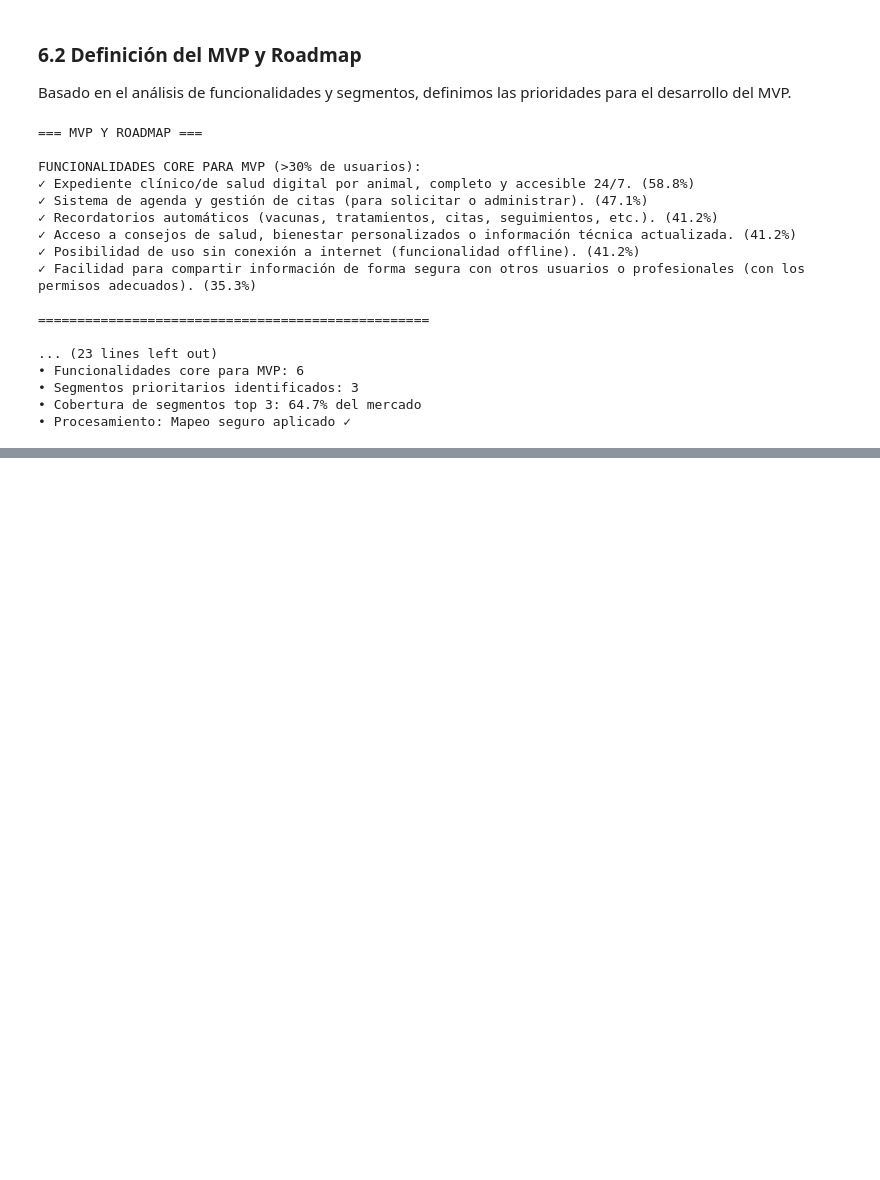
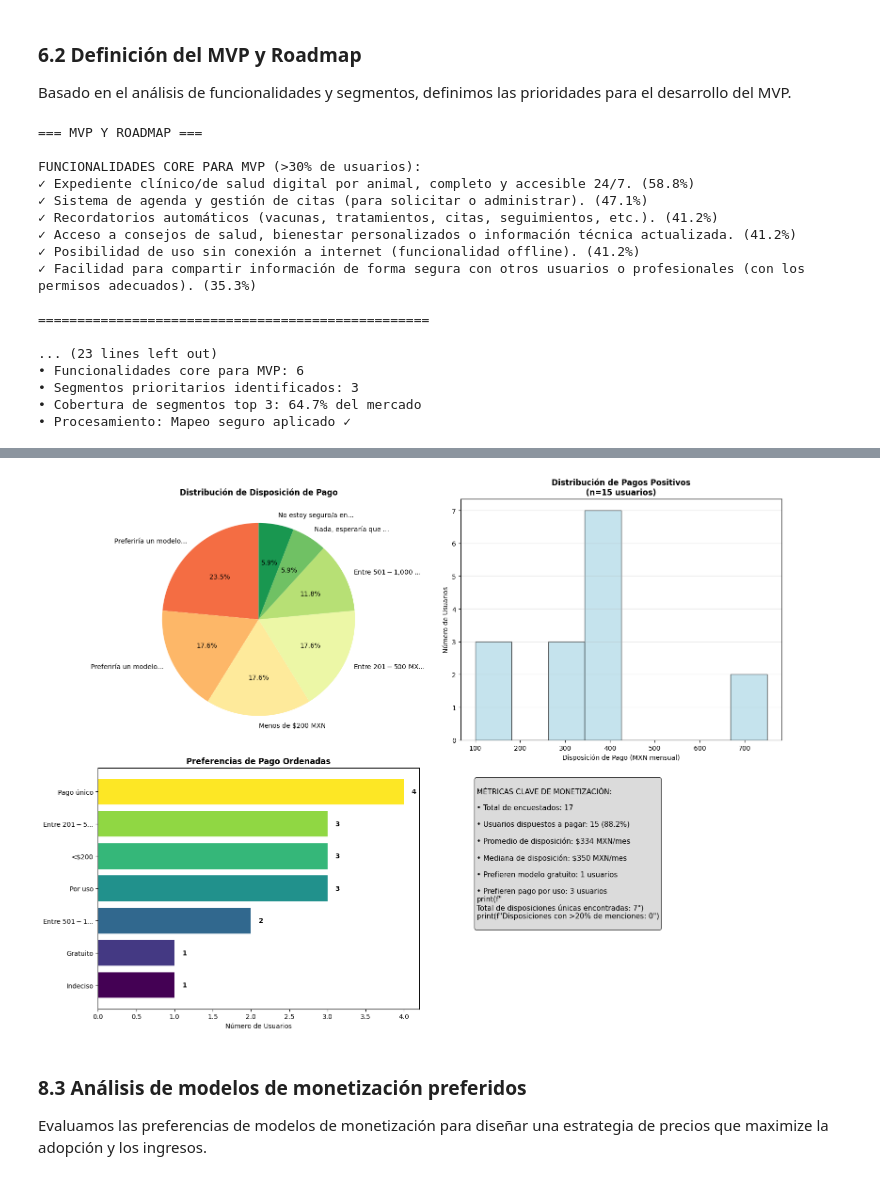
Before and after one commit to betooxx-dev/md-vetzoone, a Jupyter notebook: notebook_main.ipynb, the cells around one changed output, grey strips where cells are left out. Saved outputs shown, nothing was run; the diff lists cells and outputs as text; code cells hidden in the pictures; blank space fills up the shorter version.

```diff
--- a/notebook_main.ipynb
+++ b/notebook_main.ipynb
@@ -879,0 +1382,78 @@ FUNCIONALIDADES CORE PARA MVP (>30% de usuarios):
+# %%
+fig, ((ax1, ax2), (ax3, ax4)) = plt.subplots(2, 2, figsize=(16, 12))
+
+colors1 = plt.cm.RdYlGn(np.linspace(0.2, 0.9, len(disposicion_counts)))
+wedges, texts, autotexts = ax1.pie(disposicion_counts.values,
+                                   labels=[label[:20] + '...' if len(label) > 20 else label for label in disposicion_counts.index],
+                                   autopct='%1.1f%%', colors=colors1, startangle=90)
+ax1.set_title('Distribución de Disposición de Pago', fontweight='bold', fontsize=12)
+
+valores_positivos = df[df['disposicion_pago_valor'] > 0]['disposicion_pago_valor']
+ax2.hist(valores_positivos, bins=8, alpha=0.7, color='lightblue', edgecolor='black')
+ax2.set_xlabel('Disposición de Pago (MXN mensual)')
+ax2.set_ylabel('Número de Usuarios')
+ax2.set_title(f'Distribución de Pagos Positivos\n(n={len(valores_positivos)} usuarios)', fontweight='bold')
+ax2.grid(axis='y', alpha=0.3)
+
+disposicion_ordenada = disposicion_counts.sort_values(ascending=True)
+colors3 = plt.cm.viridis(np.linspace(0, 1, len(disposicion_ordenada)))
+bars = ax3.barh(range(len(disposicion_ordenada)), disposicion_ordenada.values, color=colors3)
+
+labels_cortas = []
+for label in disposicion_ordenada.index:
+    if "Nada" in label:
+        labels_cortas.append("Gratuito")
+    elif "Menos de" in label:
+        labels_cortas.append("<$200")
+    elif "201 - 500" in label:
+        labels_cortas.append("$201-500")
+    elif "501 - 1,000" in label:
+        labels_cortas.append("$501-1,000")
+    elif "pago por uso" in label:
+        labels_cortas.append("Por uso")
+    elif "pago único" in label:
+        labels_cortas.append("Pago único")
+    elif "No estoy seguro" in label:
+        labels_cortas.append("Indeciso")
+    else:
+        labels_cortas.append(label[:15] + '...')
+
+ax3.set_yticks(range(len(disposicion_ordenada)))
+ax3.set_yticklabels(labels_cortas)
+ax3.set_xlabel('Número de Usuarios')
+ax3.set_title('Preferencias de Pago Ordenadas', fontweight='bold')
+
+for i, (bar, valor) in enumerate(zip(bars, disposicion_ordenada.values)):
+    ax3.text(bar.get_width() + 0.1, bar.get_y() + bar.get_height()/2,
+             str(valor), ha='left', va='center', fontweight='bold')
+
+ax4.axis('off')
+metricas_text = f"""
+MÉTRICAS CLAVE DE MONETIZACIÓN:
+
+• Total de encuestados: {len(df)}
+
+• Usuarios dispuestos a pagar: {usuarios_dispuestos_pagar} ({pct_dispuestos_pagar:.1f}%)
+
+• Promedio de disposición: ${promedio_disposicion:.0f} MXN/mes
+
+• Mediana de disposición: ${mediana_disposicion:.0f} MXN/mes
+
+• Prefieren modelo gratuito: {disposicion_counts.get('Nada, esperaría que fuera gratuita o un valor agregado de otro servicio que ya utilizo.', 0)} usuarios
+
+• Prefieren pago por uso: {disposicion_counts.get('Preferiría un modelo de pago por uso o por servicio específico, no una suscripción mensual.', 0)} usuarios
+print(f"\nTotal de disposiciones únicas encontradas: {len(disposicion_counts)}")
+print(f"Disposiciones con >20% de menciones: {len(disposicion_counts[disposicion_counts > 20])}")
+"""
+
+ax4.text(0.05, 0.95, metricas_text, transform=ax4.transAxes, fontsize=11,
+         verticalalignment='top', bbox=dict(boxstyle='round', facecolor='lightgray', alpha=0.8))
+
+plt.tight_layout()
+plt.show()
+# %% [output]
+[figure, added]
+# %% [markdown]
+### 8.3 Análisis de modelos de monetización preferidos
+
+Evaluamos las preferencias de modelos de monetización para diseñar una estrategia de precios que maximize la adopción y los ingresos.
```
Also changed, not shown: parts of 15 cells of this notebook.
